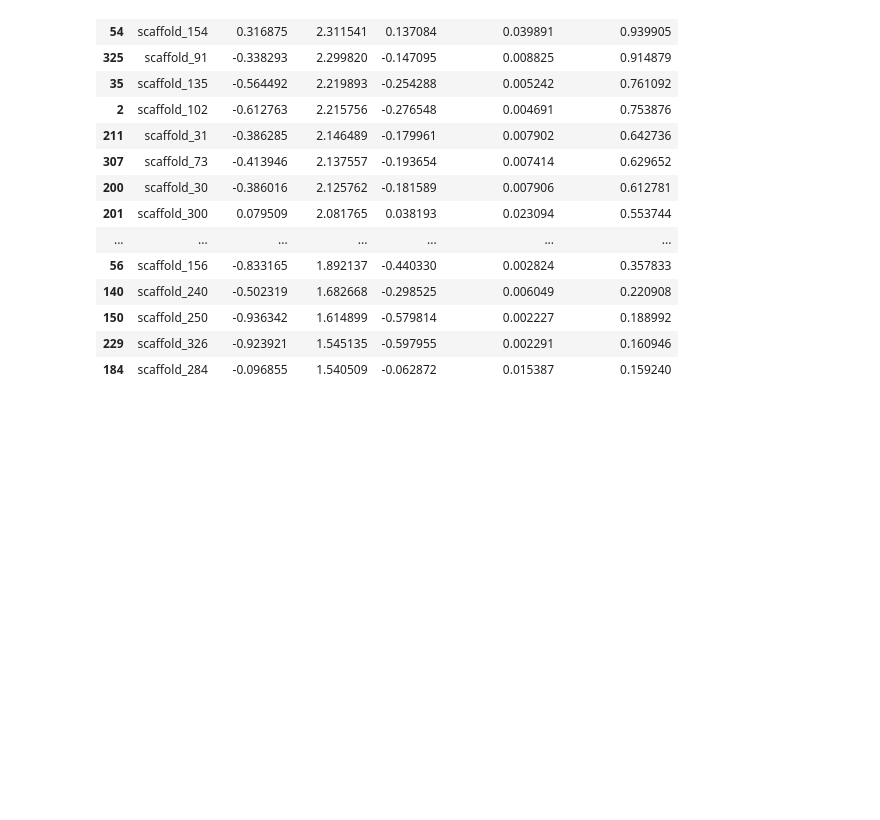
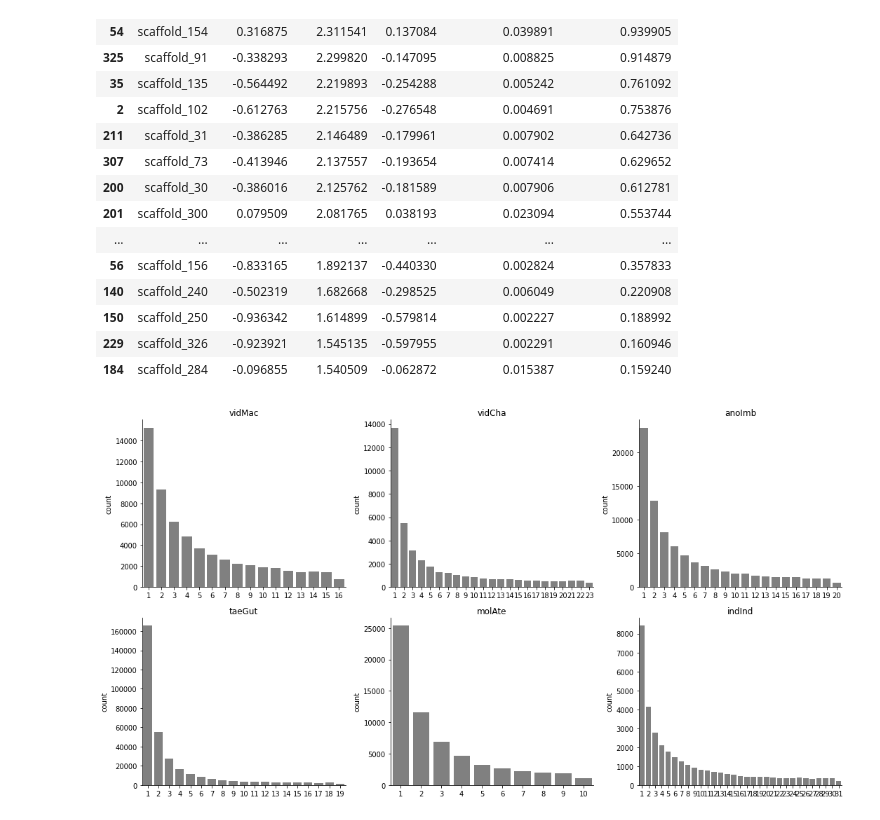
Before and after one commit to osipovarev/Brood_parasites_analysis, a Jupyter notebook: PCA_from_snparcher.ipynb, the cells around one changed output. Saved outputs shown, nothing was run; the diff lists cells and outputs as text; code cells hidden in the pictures; blank space fills up the shorter version.

Commit message:
backed up changes from Thu Sep 28 12:24:09 EDT 2023 in the project /Users/osipova/Documents/LabDocs/Brood_parasites_analysis

```diff
--- a/PCA_from_snparcher.ipynb
+++ b/PCA_from_snparcher.ipynb
@@ -380,3 +380,29 @@ df_merged[(df_merged['norm_logdepth_x'] < 0.1)]
 | 150 | scaffold_250 | -0.936342 | 1.614899 | -0.579814 | 0.002227 | 0.188992 |
 | 229 | scaffold_326 | -0.923921 | 1.545135 | -0.597955 | 0.002291 | 0.160946 |
 | 184 | scaffold_284 | -0.096855 | 1.540509 | -0.062872 | 0.015387 | 0.159240 |
+# %%
+### Plot SFS (input for StairwayPlot2)
+dir_path = '/Users/osipova/Documents/LabDocs/Brood_parasites_analysis/'
+file_name = 'SFS.5bp.summary.tsv'
+file_data = glob(dir_path + file_name)[0]
+df = pd.read_csv(file_data, sep='\t')
+
+# dbs = list(set(df['db']))
+dbs = ['vidMac', 'vidCha', 'anoImb', 'taeGut', 'molAte', 'indInd']
+fig, axes = plt.subplots(2, 3, figsize=(5*3, 4*2))
+
+for i in range(len(dbs)):
+    j = i // 3
+    k = i % 3
+    axi = axes[j][k]
+    db = dbs[i]
+    sns.barplot(ax=axi, data=df[df['db'] == db], x='AC', y='count', color='grey')
+    axi.set_xlabel('')
+    axi.set_title(db)
+
+sns.despine(fig=None, ax=None, left=False, bottom=False, offset=None, trim=False)
+fig.tight_layout()
+
+pdf_name = ''
+# %% [output]
+[figure, added]
```
